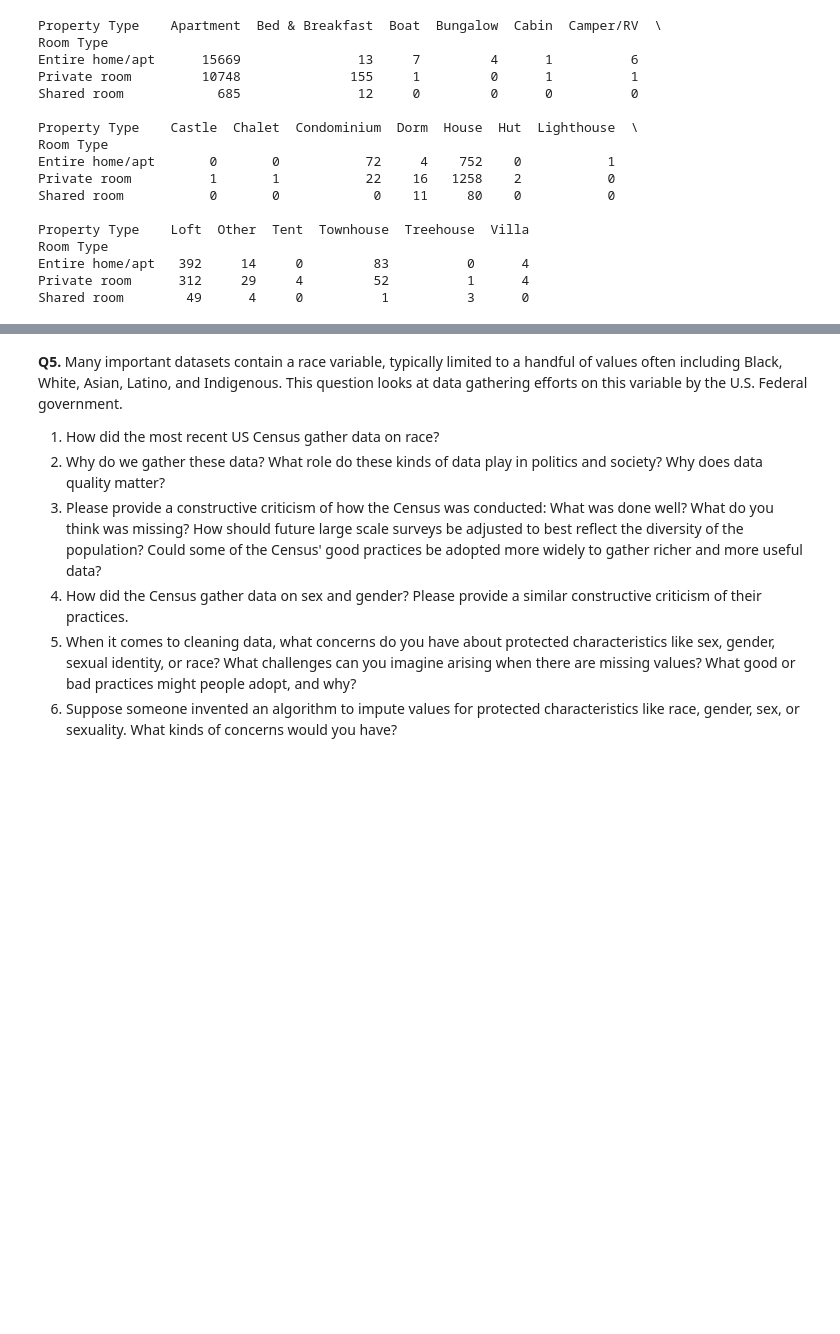
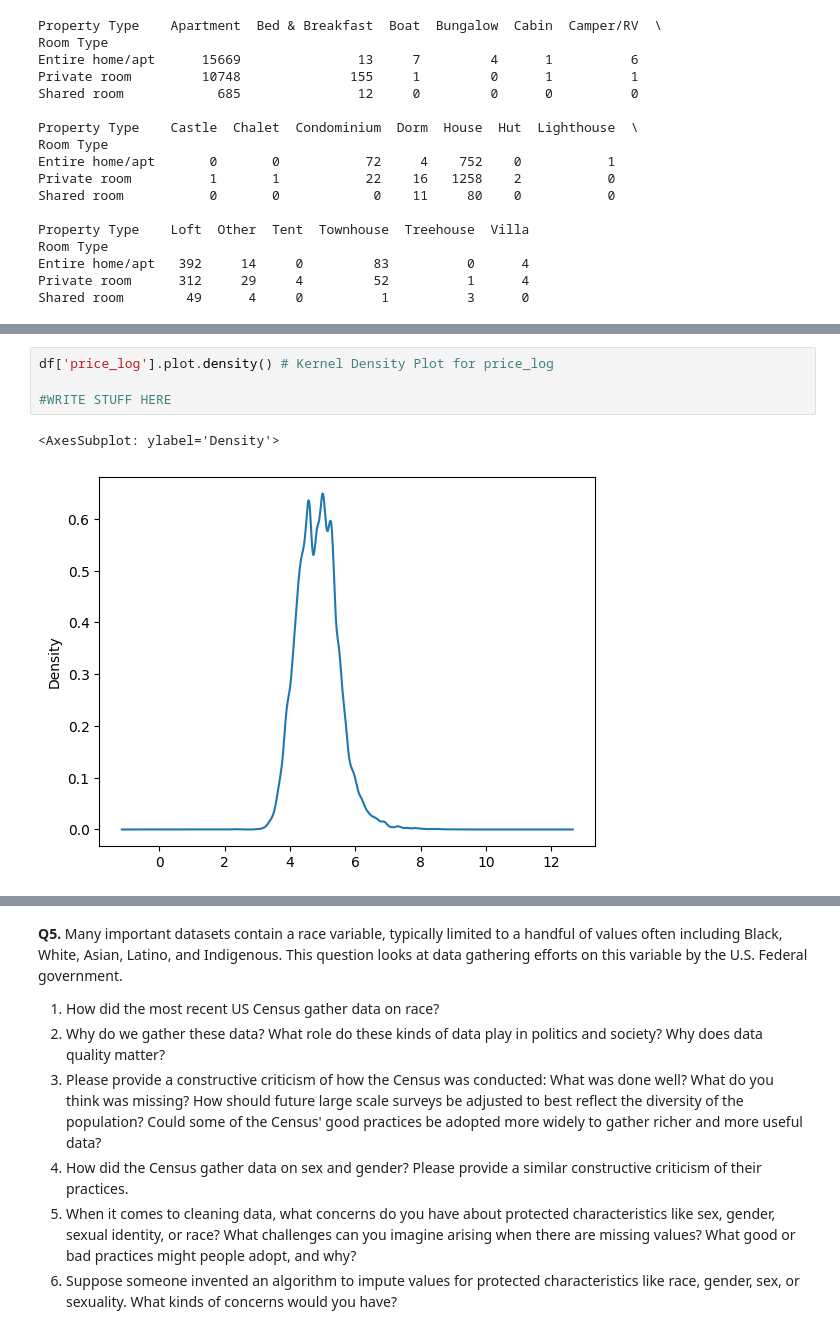
Before and after one commit to gdgurrola/assignment2, a Jupyter notebook: assignment2.ipynb, the cells around one changed output, grey strips where cells are left out. Saved outputs shown, nothing was run; the diff lists cells and outputs as text; blank space fills up the shorter version.

```diff
--- a/assignment2.ipynb
+++ b/assignment2.ipynb
@@ -239,0 +264,7 @@ Shared room        49      4     0          1          3      0
+# %%
+df['price_log'].plot.density() # Kernel Density Plot for price_log
+
+#WRITE STUFF HERE
+# %% [output]
+<AxesSubplot: ylabel='Density'>
+[figure, added]
```
Also changed, not shown: parts of 8 cells of this notebook, 1 other file.
